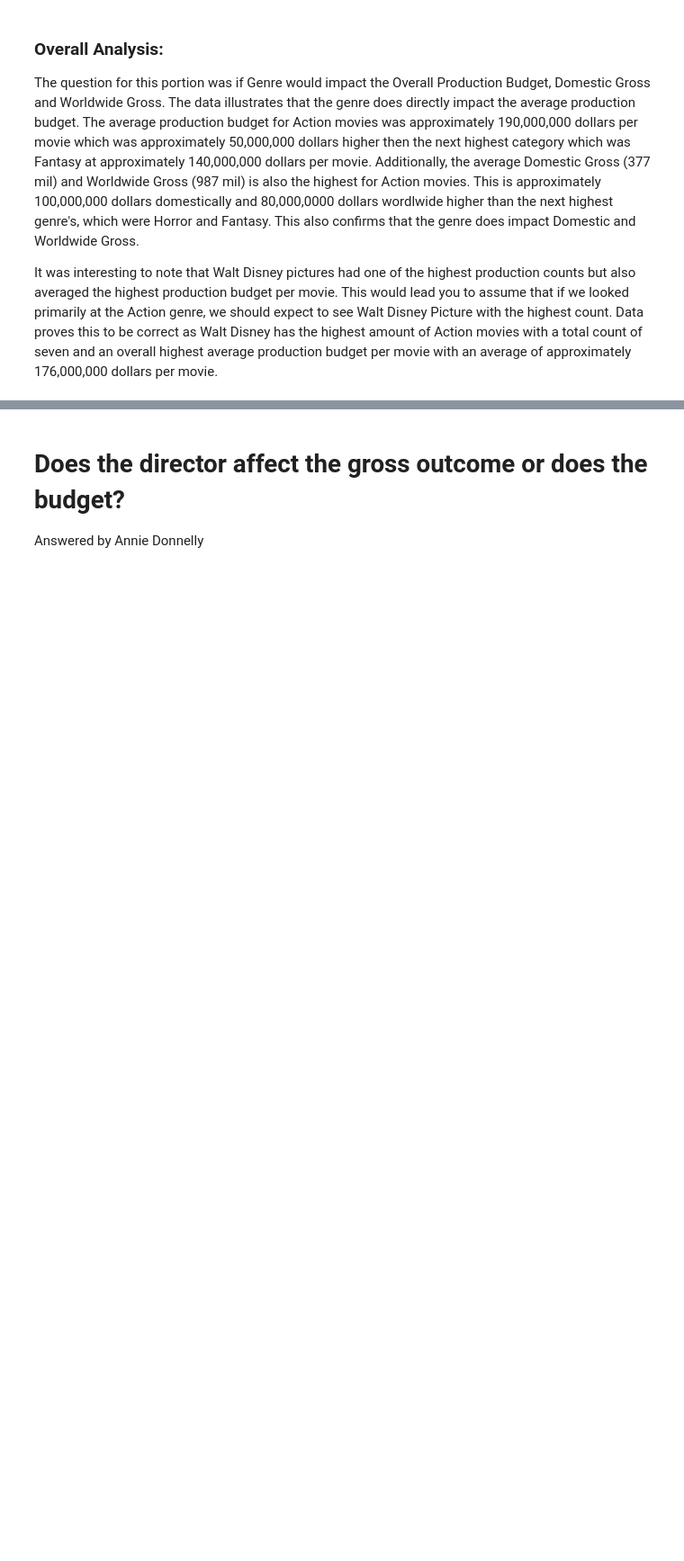
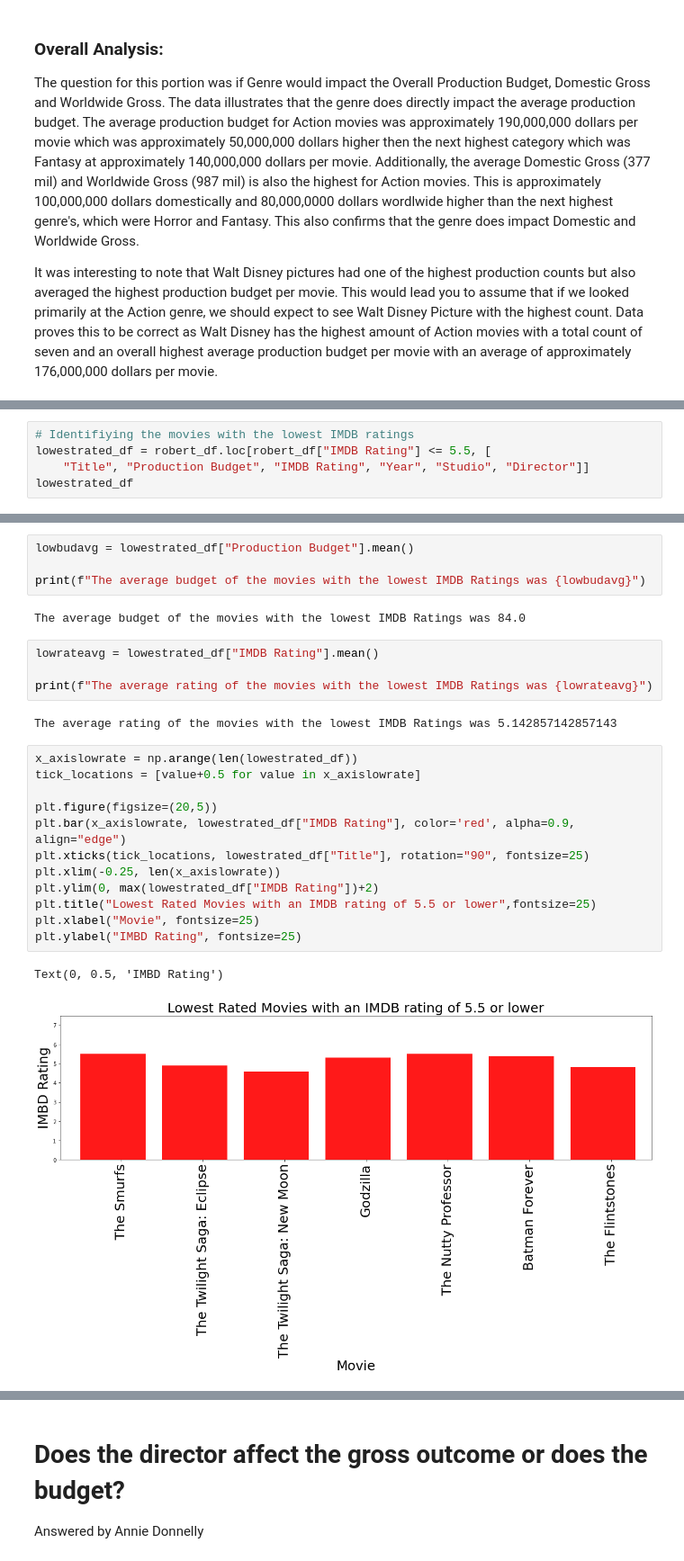
Before and after one commit to annied222/Project_1, a Jupyter notebook: movies.ipynb, the cells around one changed output, grey strips where cells are left out. Shown at 90% size. Drawn from its saved outputs; the diff is of its cells as text; blank space fills up the shorter version.

```diff
--- a/movies.ipynb
+++ b/movies.ipynb
@@ -514,0 +591,5 @@ It was interesting to note that Walt Disney pictures had one of the highest prod
+# %%
+# Identifiying the movies with the lowest IMDB ratings
+lowestrated_df = robert_df.loc[robert_df["IMDB Rating"] <= 5.5, [
+    "Title", "Production Budget", "IMDB Rating", "Year", "Studio", "Director"]]
+lowestrated_df
@@ -514,0 +605,27 @@ It was interesting to note that Walt Disney pictures had one of the highest prod
+# %%
+lowbudavg = lowestrated_df["Production Budget"].mean()
+
+print(f"The average budget of the movies with the lowest IMDB Ratings was {lowbudavg}")
+# %% [output]
+The average budget of the movies with the lowest IMDB Ratings was 84.0
+# %%
+lowrateavg = lowestrated_df["IMDB Rating"].mean()
+
+print(f"The average rating of the movies with the lowest IMDB Ratings was {lowrateavg}")
+# %% [output]
+The average rating of the movies with the lowest IMDB Ratings was 5.142857142857143
+# %%
+x_axislowrate = np.arange(len(lowestrated_df))
+tick_locations = [value+0.5 for value in x_axislowrate]
+
+plt.figure(figsize=(20,5))
+plt.bar(x_axislowrate, lowestrated_df["IMDB Rating"], color='red', alpha=0.9, align="edge")
+plt.xticks(tick_locations, lowestrated_df["Title"], rotation="90", fontsize=25)
+plt.xlim(-0.25, len(x_axislowrate))
+plt.ylim(0, max(lowestrated_df["IMDB Rating"])+2)
+plt.title("Lowest Rated Movies with an IMDB rating of 5.5 or lower",fontsize=25)
+plt.xlabel("Movie", fontsize=25)
+plt.ylabel("IMBD Rating", fontsize=25)
+# %% [output]
+Text(0, 0.5, 'IMBD Rating')
+[figure, added]
```
Also changed, not shown: parts of 17 cells of this notebook, 2 other files.
